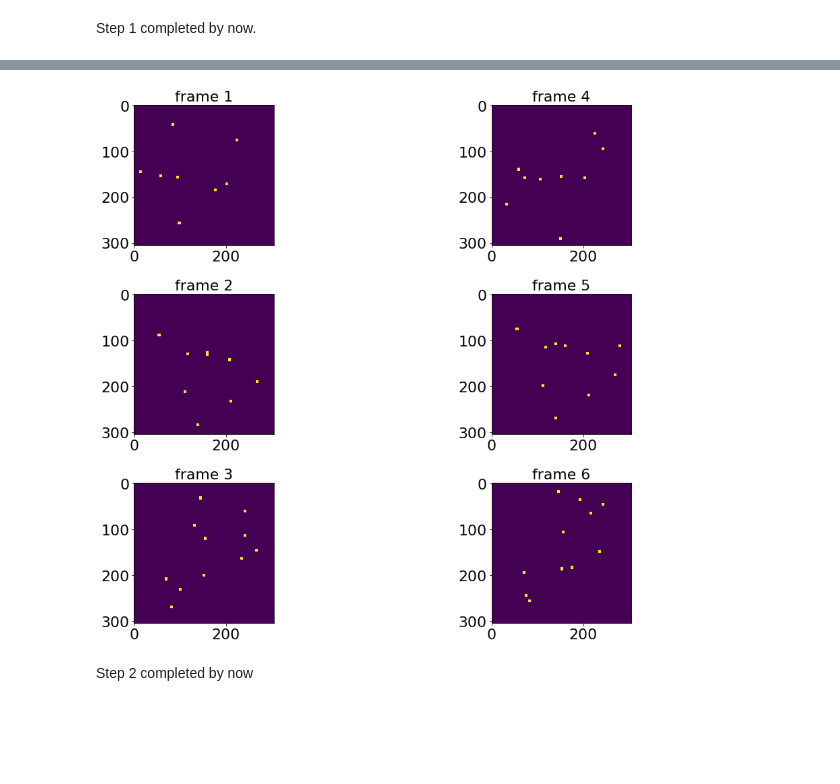
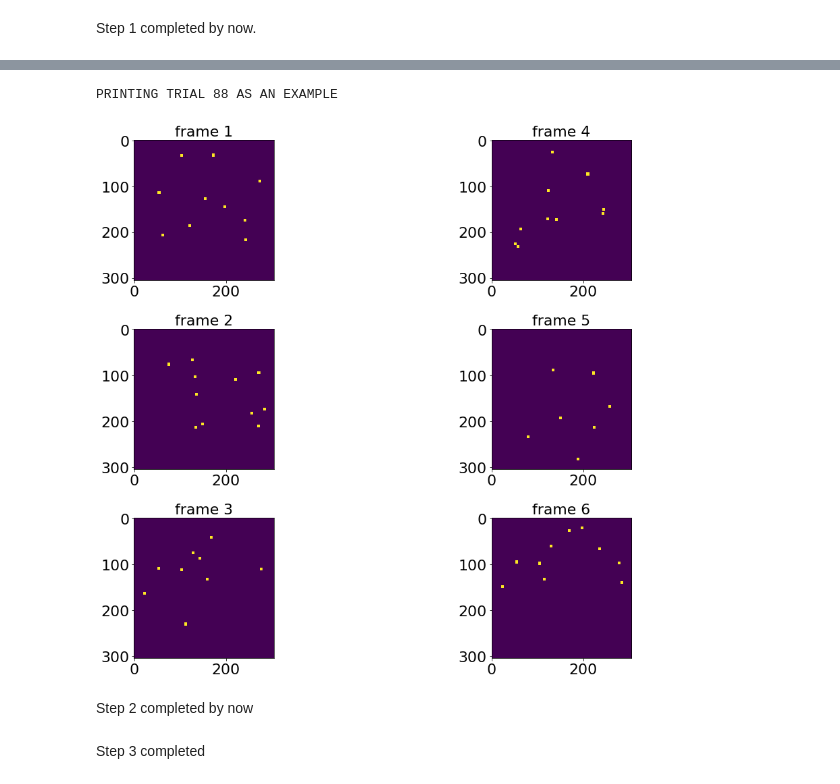
Before and after one commit to aernesto/motion_energy_Adrian, a Jupyter notebook: Python/notebooks/Apply Kiani's filters to dots_db stimuli.ipynb, the cells around one changed output, grey strips where cells are left out. Cells and saved outputs as stored; diff of their text form; code cells hidden in the pictures; blank space fills up the shorter version.

Commit message:
first run of Kiani's filters on db trials

```diff
--- a/Python/notebooks/Apply Kiani's filters to dots_db stimuli.ipynb
+++ b/Python/notebooks/Apply Kiani's filters to dots_db stimuli.ipynb
@@ -108,0 +66,12 @@ trial = extract_trial_as_3d_array(file_path, gname, 1)
+# %%
+file_path = '../modules/dots_db/data/test.h5'
+# file_path = '../../data/db1.h5'
+database_info = ddb.inspect_db(file_path)
+print('INSPECTING DATABASE:')
+object_names = []  # list of object names in database
+idx = 0
+for l1 in database_info.keys():
+    object_names.append(l1)
+    print(f"\n Object name {idx}: {l1}")  # print initial group names separately because they are extremely long
+    pprint.pprint(database_info[l1], width=60)
+    idx += 1
@@ -109,29 +96,38 @@ trial = extract_trial_as_3d_array(file_path, gname, 1)
+# %%
+# from the previous inspection, we see that the dataset we are interested in has index 1, and its group, 0
+dset_idx, gp_idx = 1, 0
+gname, dsetname = object_names[gp_idx], object_names[dset_idx]
+# %%
+trial_numbers = [1, 10, 30, 60, 72, 88]  # must be at least 1
+dots = [ddb.extract_trial_as_3d_array(file_path, dsetname, gname, trial_number) for trial_number in trial_numbers]
 # %%
 plt.rcParams["figure.figsize"] = (18, 12) # (w, h) # figure size
 fig, axs = plt.subplots(3, 2)
 
 # the following dict conveniently maps frame number to subplot indices,
 # in order to display two frames next to each other whenever one is the 'successor' from the other
 # i.e., frames 1 and 4 together, then 2 and 5, etc.
 frame_to_subplot = {
     0: (0, 0),
     3: (0, 1),
     1: (1, 0),
     4: (1, 1),
     2: (2, 0),
     5: (2, 1)
 }
-
+print(f"PRINTING TRIAL {trial_numbers[-1]} AS AN EXAMPLE")
+trial = dots[-1]
 for frame in range(trial.shape[2]):
     subplot_idx = frame_to_subplot[frame]
     axs[subplot_idx].imshow(trial[:,:,frame])
 #     axs[1, 1].set_aspect('equal', 'box')
     axs[subplot_idx].set_title(f"frame {frame + 1}", fontsize=TITLE_FS)
 
 fig.tight_layout()
 
 # plt.show()
 # %% [output]
+PRINTING TRIAL 88 AS AN EXAMPLE
-[figure, old version]
+[figure, new version]
 # %% [markdown]
 Step 2 completed by now
@@ -137,0 +144,2 @@ Step 2 completed by now
+# %% [markdown]
+Step 3 completed
```
Also changed, not shown: parts of 13 cells of this notebook.
